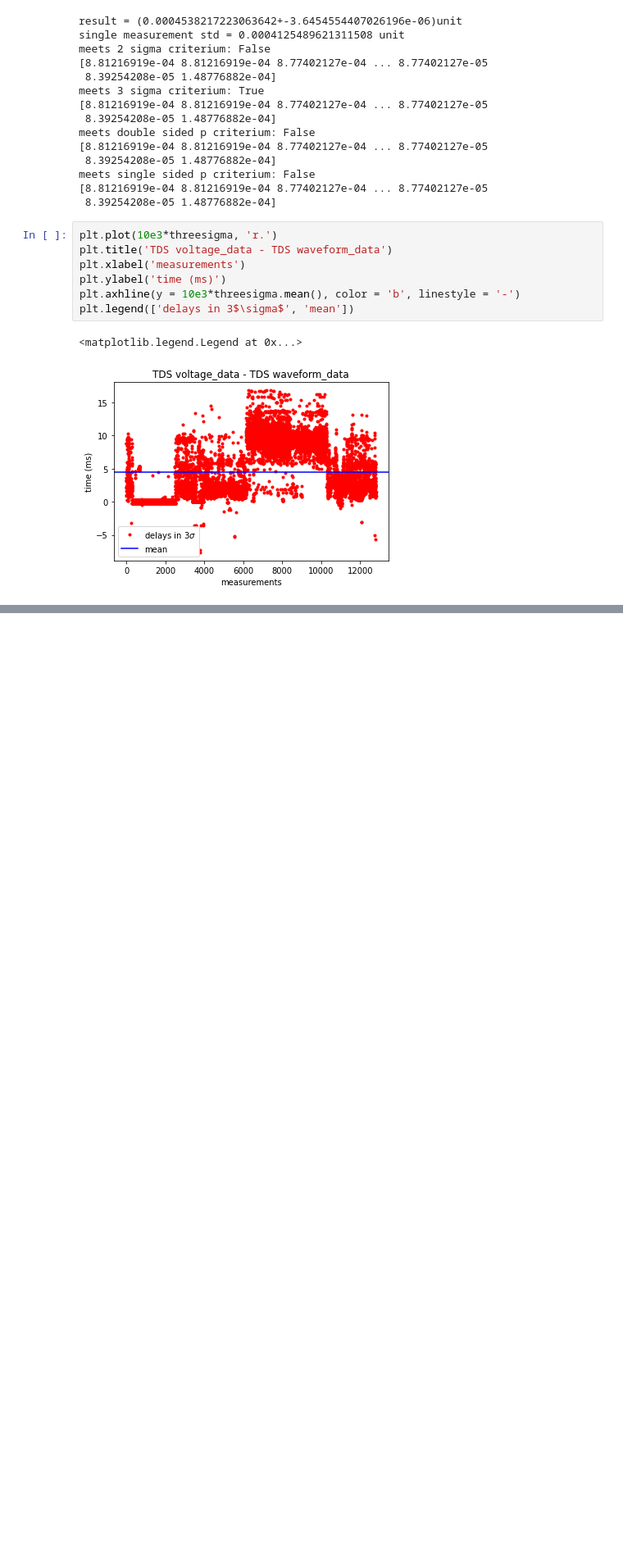
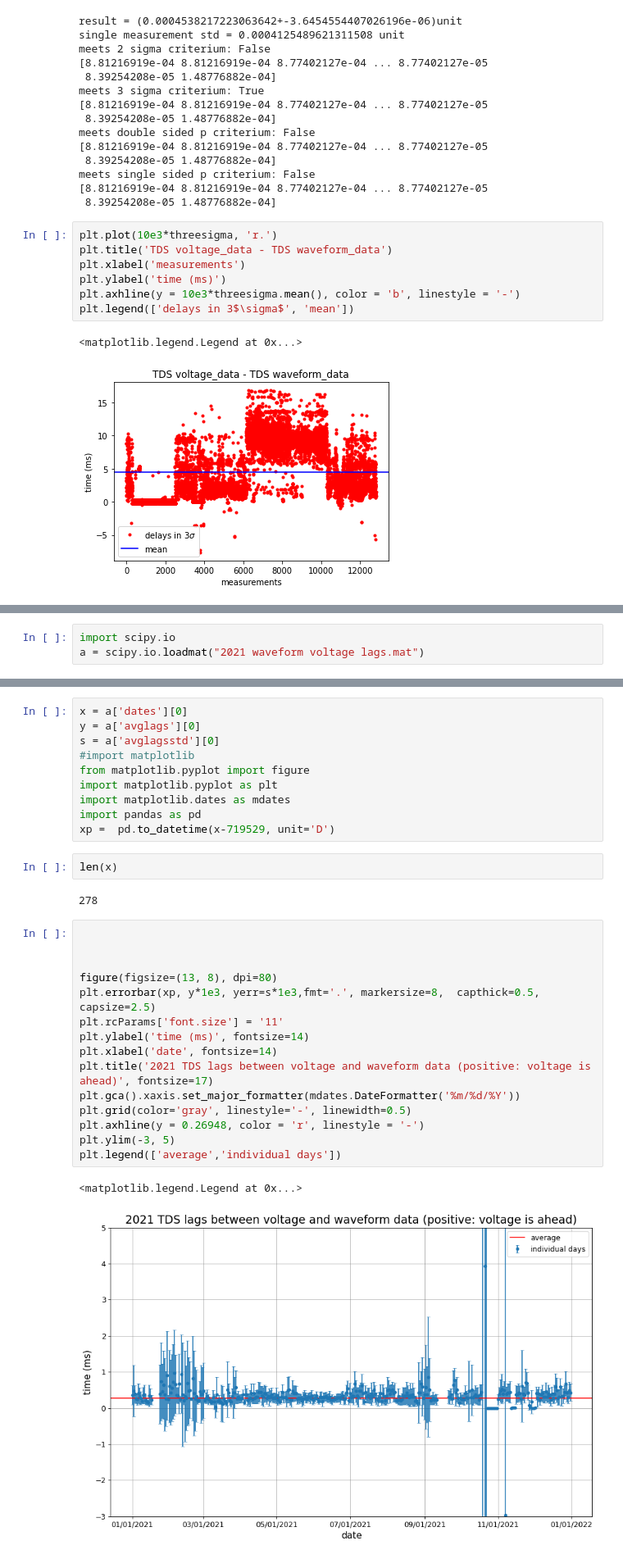
Before and after one commit to formanet415/tds-lfr_calibration, a Jupyter notebook: UPF_test2.ipynb, the cells around one changed output, grey strips where cells are left out. Shown at 82% size. Drawn from its saved outputs; the diff is of its cells as text; blank space fills up the shorter version.

Commit message:
Evaluated voltage - waveform lags in 2021
voltage data is 0.27+-0.24 ms ahead of waveform data.
that is ~ 4+-3 LFR samples

```diff
--- a/UPF_test2.ipynb
+++ b/UPF_test2.ipynb
@@ -577,0 +427,3 @@ binom(10,10,9.5e-2)
+# %%
+import scipy.io
+a = scipy.io.loadmat("2021 waveform voltage lags.mat")
@@ -577,0 +450,32 @@ binom(10,10,9.5e-2)
+# %%
+x = a['dates'][0]
+y = a['avglags'][0]
+s = a['avglagsstd'][0]
+#import matplotlib
+from matplotlib.pyplot import figure
+import matplotlib.pyplot as plt
+import matplotlib.dates as mdates
+import pandas as pd
+xp =  pd.to_datetime(x-719529, unit='D')
+# %%
+len(x)
+# %% [output]
+278
+# %%
+
+
+
+figure(figsize=(13, 8), dpi=80)
+plt.errorbar(xp, y*1e3, yerr=s*1e3,fmt='.', markersize=8,  capthick=0.5, capsize=2.5)
+plt.rcParams['font.size'] = '11'
+plt.ylabel('time (ms)', fontsize=14)
+plt.xlabel('date', fontsize=14)
+plt.title('2021 TDS lags between voltage and waveform data (positive: voltage is ahead)', fontsize=17)
+plt.gca().xaxis.set_major_formatter(mdates.DateFormatter('%m/%d/%Y'))
+plt.grid(color='gray', linestyle='-', linewidth=0.5)
+plt.axhline(y = 0.26948, color = 'r', linestyle = '-')
+plt.ylim(-3, 5)
+plt.legend(['average','individual days'])
+# %% [output]
+<matplotlib.legend.Legend at 0x...>
+[figure, added]
```
Also changed, not shown: parts of 36 cells of this notebook, 8 other files.
